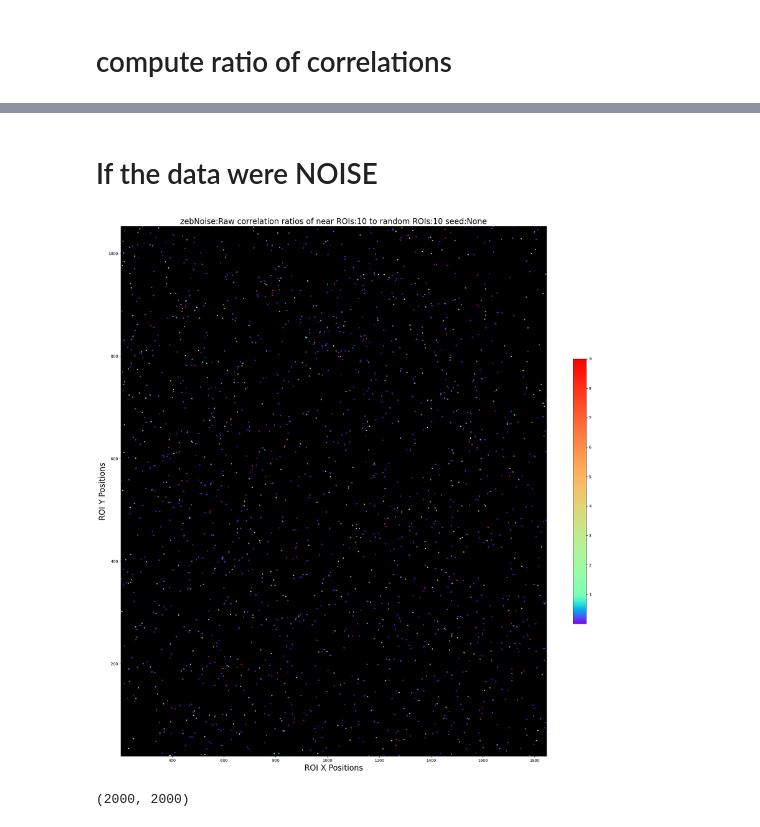
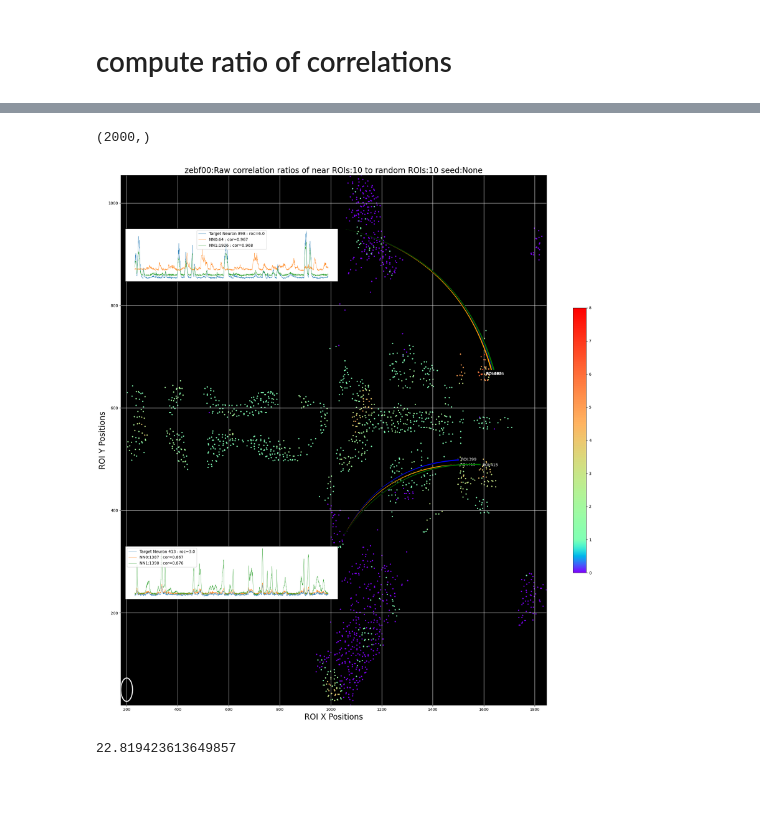
Before and after one commit to duutabib/local-gaucamole, a Jupyter notebook: notebooks/robustSigs/zebrafish_interactive_poorly_sensing.ipynb, the cells around one changed output, grey strips where cells are left out. Drawn from its saved outputs; the diff is of its cells as text; code cells hidden in the pictures; blank space fills up the shorter version.

Commit message:
Add inset_axes for high roc values

```diff
--- a/notebooks/robustSigs/zebrafish_interactive_poorly_sensing.ipynb
+++ b/notebooks/robustSigs/zebrafish_interactive_poorly_sensing.ipynb
@@ -312,5 +576,0 @@ compute_render_ratio_corr(
-# %%
-x, y, d0, dS, num_rois=30000, nnpop=10, rnpop=10, seed=None, tag=None, sdir=None, figsize=(10, 10),
-):
-# %% [markdown]
-# If the data were NOISE
@@ -322,21 +577,23 @@ noise_y = np.random.randint(20, 1054, 2000)
-# %%
-compute_render_ratio_corr(
-    noise_x,
-    noise_y,
-    d0=noise_d0,
-    dS=noise_dS,
-    num_rois=num_rois,
-    nnpop=nnpop,
-    rnpop=rnpop,
-    seed=seed,
-    tag='zebNoise',
-    sdir=sdir,
-    circle_patch=False,
-    figsize=(20, 20)
-)
-# %% [output]
-[figure, removed]
-# %%
-dSlike = np.empty_like(dS)
-# %% [output]
-(2000, 2000)
+# %%
+# compute correlation ratio and render plot
+rooc =compute_render_ratio_corr0(
+    x,
+    y,
+    d0=d0,
+    dS=dS,
+    num_rois=num_rois,
+    nnpop=nnpop,
+    rnpop=rnpop,
+    seed=seed,
+    tag=tag,
+    sdir=sdir,
+    radial_scale=radial_scale0,
+    figsize=(20, 20),
+    tar0_idx=399,
+    marker_size=20,
+    circle_patch=True,
+    high_target_rois_list=high_target_rois_list,
+)
+# %% [output]
+(2000,)
+[figure, added]
@@ -342,0 +614,4 @@ dSlike = np.empty_like(dS)
+# %%
+radial_scale0
+# %% [output]
+22.819423613649857
```
Also changed, not shown: parts of 43 cells of this notebook.
